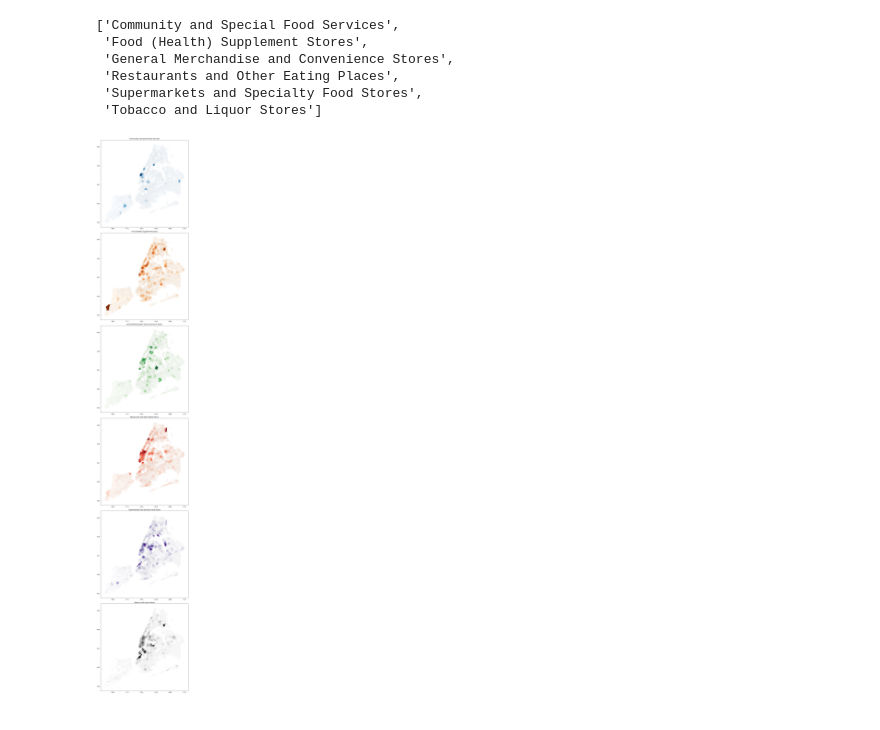
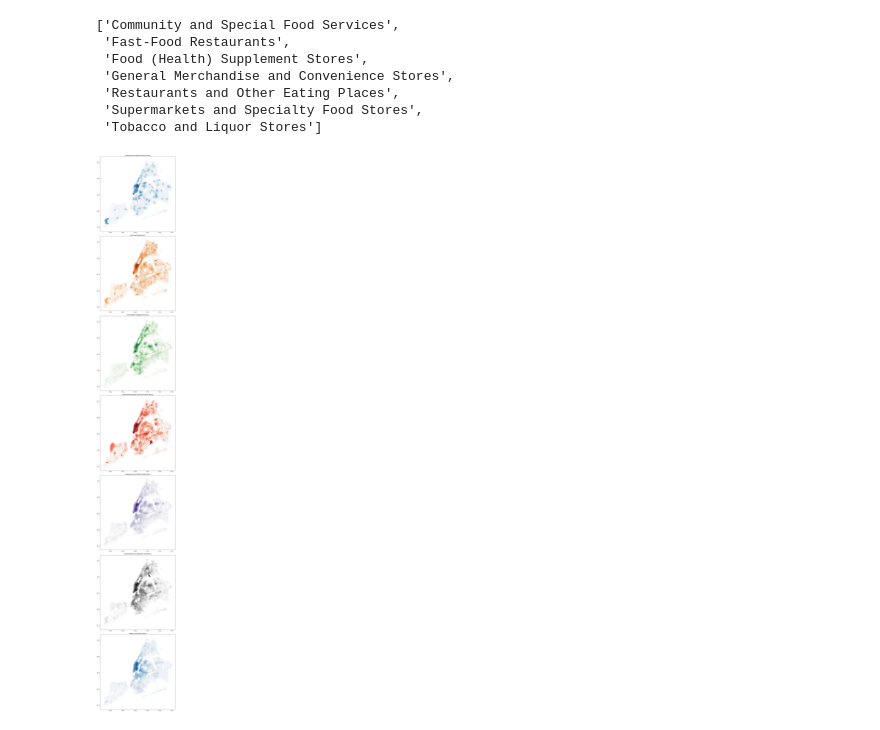
Before and after one commit to cpcarey/nyu-cusp-food-access, a Jupyter notebook: notebooks/calculate_poi_proximities.ipynb, the cells around one changed output. Cells and saved outputs as stored; diff of their text form; code cells hidden in the pictures.

```diff
--- a/notebooks/calculate_poi_proximities.ipynb
+++ b/notebooks/calculate_poi_proximities.ipynb
@@ -48,7 +48,7 @@ def plot(polygon_gdf, point_gdf, SIZE=10):
     plt.tight_layout()
     plt.show()
 # %%
-poi_df = pd.read_csv('./exports/poi.csv')
+poi_df = pd.read_csv('./exports/poi_health_recategorized.csv')
 poi_gdf = gpd.GeoDataFrame(poi_df,
                            geometry=gpd.points_from_xy(poi_df['longitude'],
                                                        poi_df['latitude']),
@@ -73,6 +82,7 @@ categories.sort()
 display(categories)
 # %% [output]
 ['Community and Special Food Services',
+ 'Fast-Food Restaurants',
  'Food (Health) Supplement Stores',
  'General Merchandise and Convenience Stores',
  'Restaurants and Other Eating Places',
@@ -82,7 +92,7 @@ display(categories)
 # Lat/lon short-circuit distance for 1km.
 THRESHOLD_1000 = 0.0001
 
-def get_exact_area_proximity(p1, p2, r):
+def get_exact_area_proximity(p1, p2, r=1000, poi_area=1):
     # Short circuit using lat/lon squared distance before executing
     if (p1.x - p2.x)**2 + (p1.y - p2.y)**2 > THRESHOLD_1000:
         return 0
@@ -92,46 +102,60 @@ def get_exact_area_proximity(p1, p2, r):
     # Use great-circle distance for speed.
     d = geopy.distance.great_circle(gp1, gp2).m
 
-def get_area_proximity(cbg, poi_cbg, poi_area, r):
+    # Return inverse-distance * POI area.
+    return max(0, r - d) * poi_area
+
+def get_area_proximity(cbg, poi_cbg, r, poi_area=1):
     # Use pre-computed CBG-CBG distance for speed.
     d = distance_df.loc[cbg, poi_cbg]
 
-    # Return inverse-distance * POI area.
-    return max(0, r - d) * poi_area
+    # Return inverse-distance polynomial factot * POI area.
+    return (1.003**max(0, r - d) - 1) * poi_area
 # %%
 INDEX_CBG = 1
 INDEX_AREA = 6
-SEARCH_RADIUS_IN_M = 1000
+SEARCH_RADIUS_IN_M = 5000
+
+
+def get_proximity_index(poi_gdf, cbg_point):
+    return np.sum([
+        get_area_proximity(cbg_point, row[1][INDEX_CBG], SEARCH_RADIUS_IN_M)
+        for row in poi_gdf.iterrows()
+    ])
 
 
 def get_area_proximity_index(poi_gdf, cbg_point):
     return np.sum([
-        get_area_proximity(cbg_point, row[1][INDEX_CBG], row[1][INDEX_AREA],
-                           SEARCH_RADIUS_IN_M) for row in poi_gdf.iterrows()
+        get_area_proximity(cbg_point,
+                           row[1][INDEX_CBG],
+                           SEARCH_RADIUS_IN_M,
+                           poi_area=row[1][INDEX_AREA])
+        for row in poi_gdf.iterrows()
     ])
 # %%
 tqdm.pandas()
+sample_gdf = poi_gdf.sample(frac=0.5)
 for i, category in enumerate(categories):
-    poi_cat_gdf = poi_gdf[poi_gdf['category'] == category].sample(frac=0.1)
+    poi_cat_gdf = sample_gdf[sample_gdf['category'] == category]
     cbg_polygon_gdf[f'category_{i}_proximity_index'] = (
         cbg_point_gdf['cbg'].progress_apply(
-            lambda x: get_area_proximity_index(poi_cat_gdf, x)))
+            lambda x: get_proximity_index(poi_cat_gdf, x)))
 # %%
-N_CAT = 6
+N_CAT = len(categories)
 cmaps = ['Blues', 'Oranges', 'Greens', 'Reds', 'Purples', 'Greys']
 
 fig, ax = plt.subplots(N_CAT, 1, figsize=(10, 10 * N_CAT))
 for i, category in enumerate(categories):
     cbg_polygon_gdf.plot(ax=ax[i],
                          column=f'category_{i}_proximity_index',
                          scheme='FisherJenksSampled',
-                         cmap=cmaps[i],
+                         cmap=cmaps[i % len(cmaps)],
                          edgecolor='#999',
                          linewidth=0.1,
                          k=20)
     ax[i].set_title(category)
 plt.tight_layout()
 plt.show()
 # %% [output]
-[figure, old version]
+[figure, new version]
 # %%
```
Also changed, not shown: parts of 5 cells of this notebook, 11 other files.
